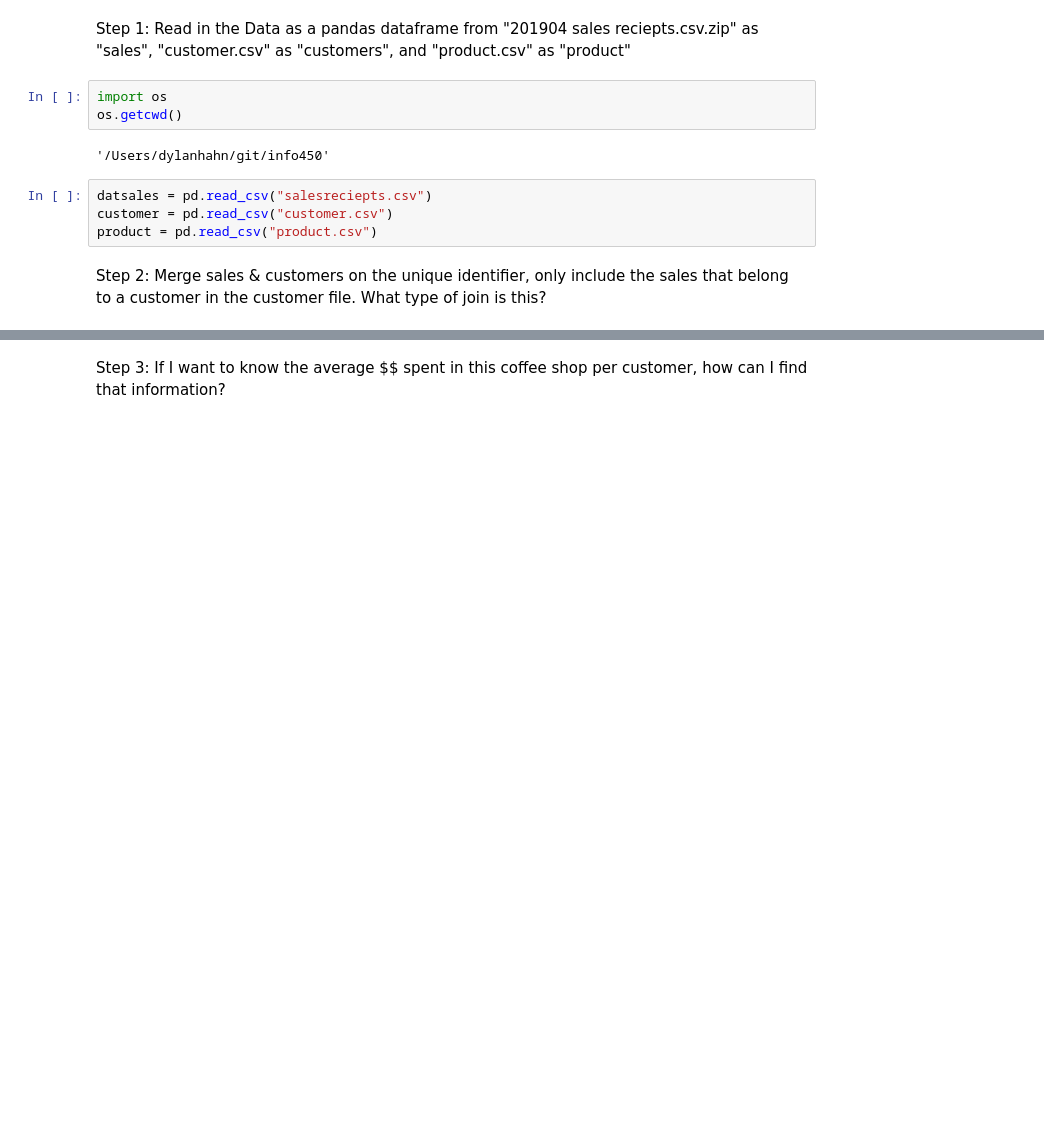
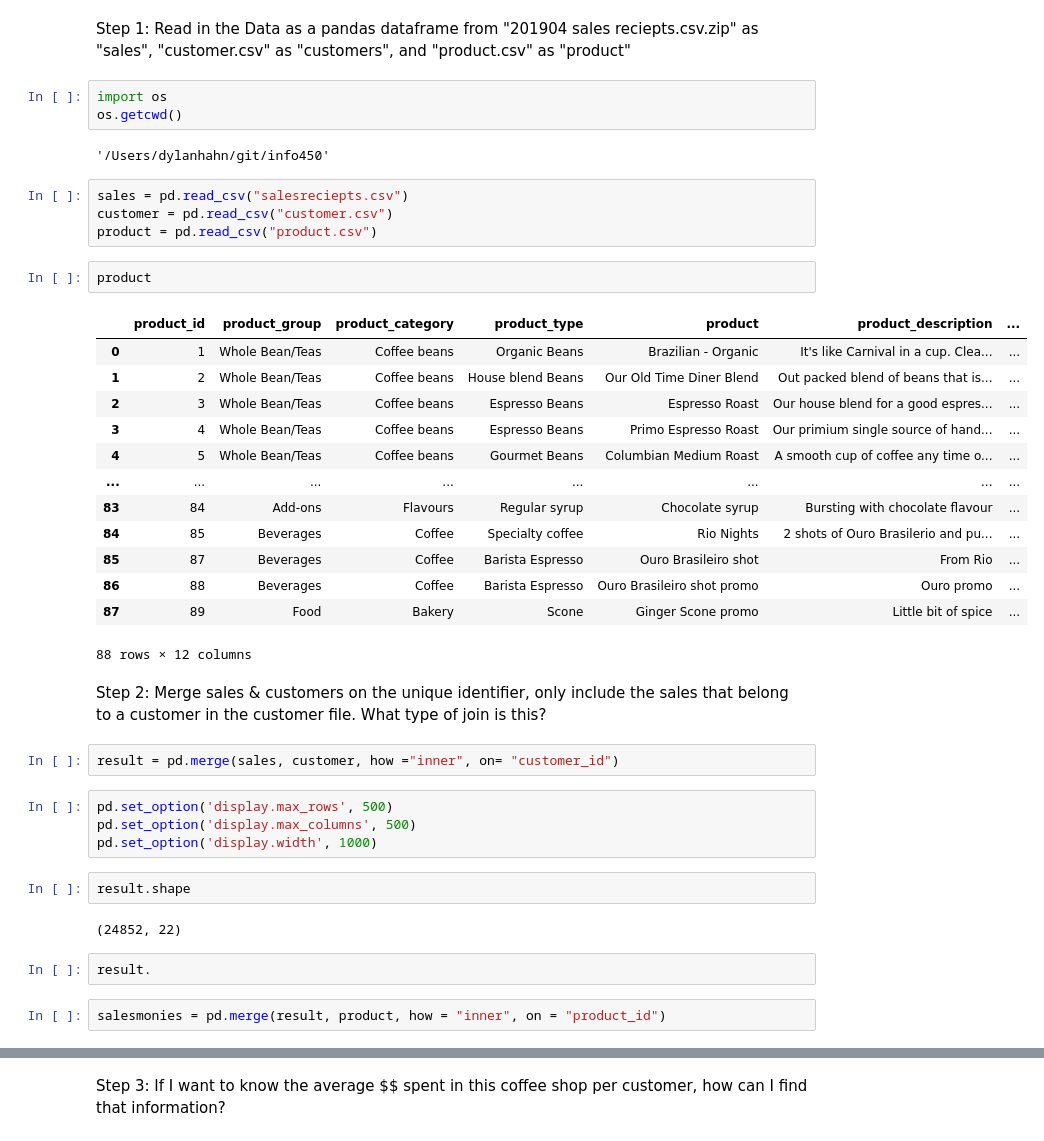
Before and after one commit to dolancode/info450, a Jupyter notebook: Class12Code.ipynb, the cells around one changed output, grey strips where cells are left out. Saved outputs shown, nothing was run; the diff lists cells and outputs as text; blank space fills up the shorter version.

```diff
--- a/Class12Code.ipynb
+++ b/Class12Code.ipynb
@@ -296,9 +296,39 @@ os.getcwd()
 # %% [output]
 '/Users/dylanhahn/git/info450'
 # %%
-datsales = pd.read_csv("salesreciepts.csv")
+sales = pd.read_csv("salesreciepts.csv")
 customer = pd.read_csv("customer.csv")
 product = pd.read_csv("product.csv")
+# %%
+product
+# %% [output]
+|  | product_id | product_group | product_category | product_type | product | product_description | ... |
+| 0 | 1 | Whole Bean/Teas | Coffee beans | Organic Beans | Brazilian - Organic | It's like Carnival in a cup. Clea... | ... |
+| 1 | 2 | Whole Bean/Teas | Coffee beans | House blend Beans | Our Old Time Diner Blend | Out packed blend of beans that is... | ... |
+| 2 | 3 | Whole Bean/Teas | Coffee beans | Espresso Beans | Espresso Roast | Our house blend for a good espres... | ... |
+| 3 | 4 | Whole Bean/Teas | Coffee beans | Espresso Beans | Primo Espresso Roast | Our primium single source of hand... | ... |
+| 4 | 5 | Whole Bean/Teas | Coffee beans | Gourmet Beans | Columbian Medium Roast | A smooth cup of coffee any time o... | ... |
+| ... | ... | ... | ... | ... | ... | ... | ... |
+| 83 | 84 | Add-ons | Flavours | Regular syrup | Chocolate syrup | Bursting with chocolate flavour | ... |
+| 84 | 85 | Beverages | Coffee | Specialty coffee | Rio Nights | 2 shots of Ouro Brasilerio and pu... | ... |
+| 85 | 87 | Beverages | Coffee | Barista Espresso | Ouro Brasileiro shot | From Rio | ... |
+| 86 | 88 | Beverages | Coffee | Barista Espresso | Ouro Brasileiro shot promo | Ouro promo | ... |
+| 87 | 89 | Food | Bakery | Scone | Ginger Scone promo | Little bit of spice | ... |
+88 rows × 12 columns
 # %% [markdown]
 Step 2: Merge sales & customers on the unique identifier, only include the sales that belong to a customer in the customer file.
 What type of join is this?
+# %%
+result = pd.merge(sales, customer, how ="inner", on= "customer_id")
+# %%
+pd.set_option('display.max_rows', 500)
+pd.set_option('display.max_columns', 500)
+pd.set_option('display.width', 1000)
+# %%
+result.shape
+# %% [output]
+(24852, 22)
+# %%
+result.
+# %%
+salesmonies = pd.merge(result, product, how = "inner", on = "product_id")
```
Also changed, not shown: parts of 5 cells of this notebook, 3 other files.
